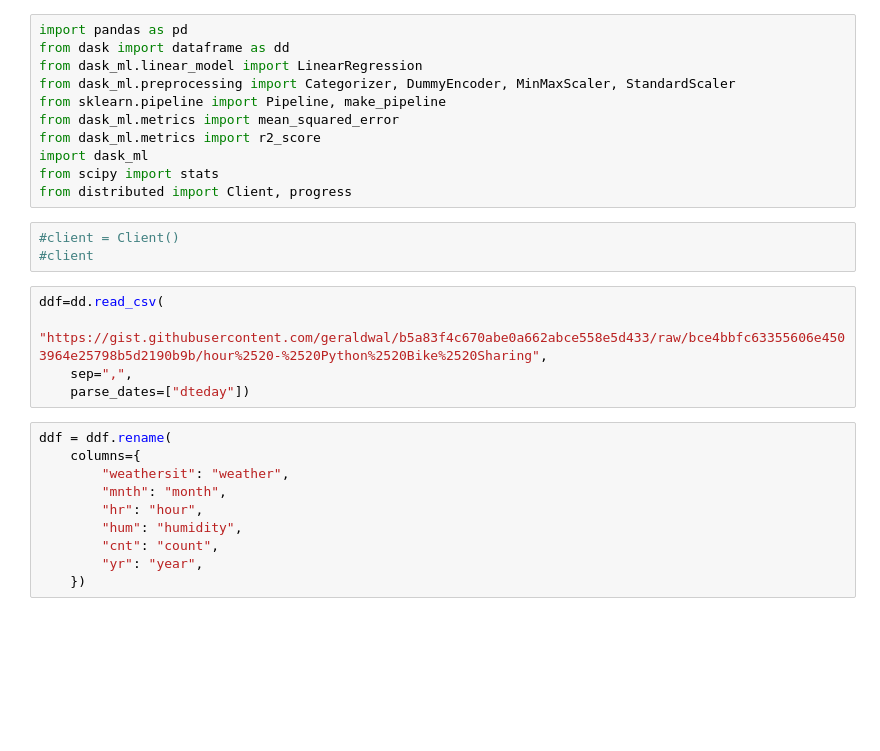
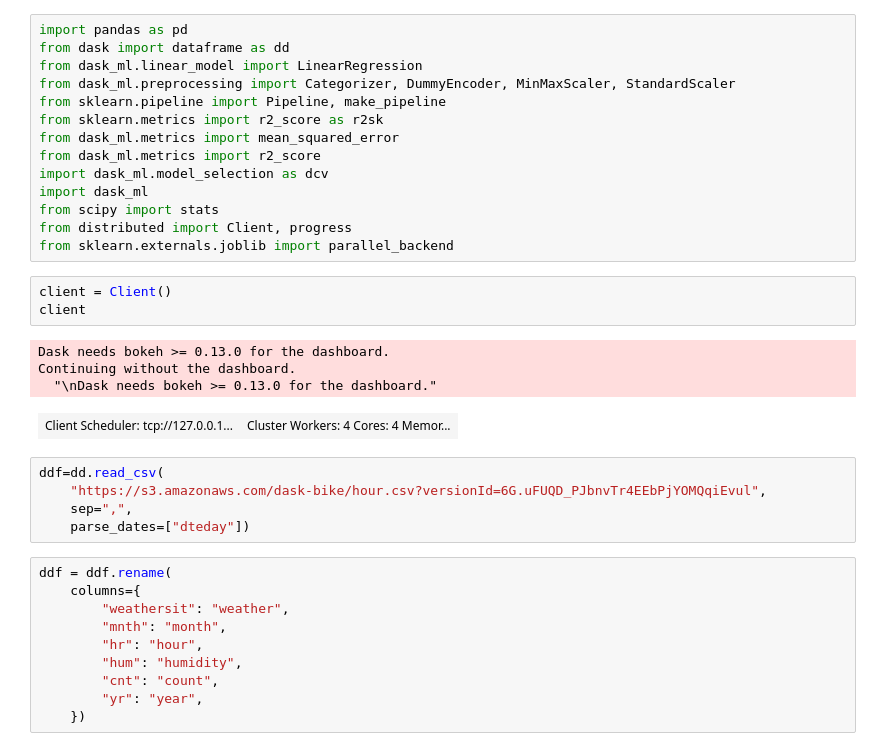
Before and after one commit to marcosberges/bike_sharing, a Jupyter notebook: Individual_python_mbg.ipynb, the cells around one changed output. Drawn from its saved outputs; the diff is of its cells as text; blank space fills up the shorter version.

```diff
--- a/Individual_python_mbg.ipynb
+++ b/Individual_python_mbg.ipynb
@@ -4,17 +4,25 @@ from dask import dataframe as dd
 from dask_ml.linear_model import LinearRegression
 from dask_ml.preprocessing import Categorizer, DummyEncoder, MinMaxScaler, StandardScaler
 from sklearn.pipeline import Pipeline, make_pipeline
+from sklearn.metrics import r2_score as r2sk
 from dask_ml.metrics import mean_squared_error
 from dask_ml.metrics import r2_score
+import dask_ml.model_selection as dcv
 import dask_ml
 from scipy import stats
 from distributed import Client, progress
+from sklearn.externals.joblib import parallel_backend
 # %%
-#client = Client()
-#client
+client = Client()
+client
+# %% [output]
+Dask needs bokeh >= 0.13.0 for the dashboard.
+Continuing without the dashboard.
+  "\nDask needs bokeh >= 0.13.0 for the dashboard."
+| Client Scheduler: tcp://127.0.0.1... | Cluster Workers: 4 Cores: 4 Memor... |
 # %%
 ddf=dd.read_csv(
-    "https://gist.githubusercontent.com/geraldwal/b5a83f4c670abe0a662abce558e5d433/raw/bce4bbfc63355606e4503964e25798b5d2190b9b/hour%2520-%2520Python%2520Bike%2520Sharing",
+    "https://s3.amazonaws.com/dask-bike/hour.csv?versionId=6G.uFUQD_PJbnvTr4EEbPjYOMQqiEvul",
     sep=",",
     parse_dates=["dteday"])
 # %%
```
Also changed, not shown: parts of 15 cells of this notebook.
